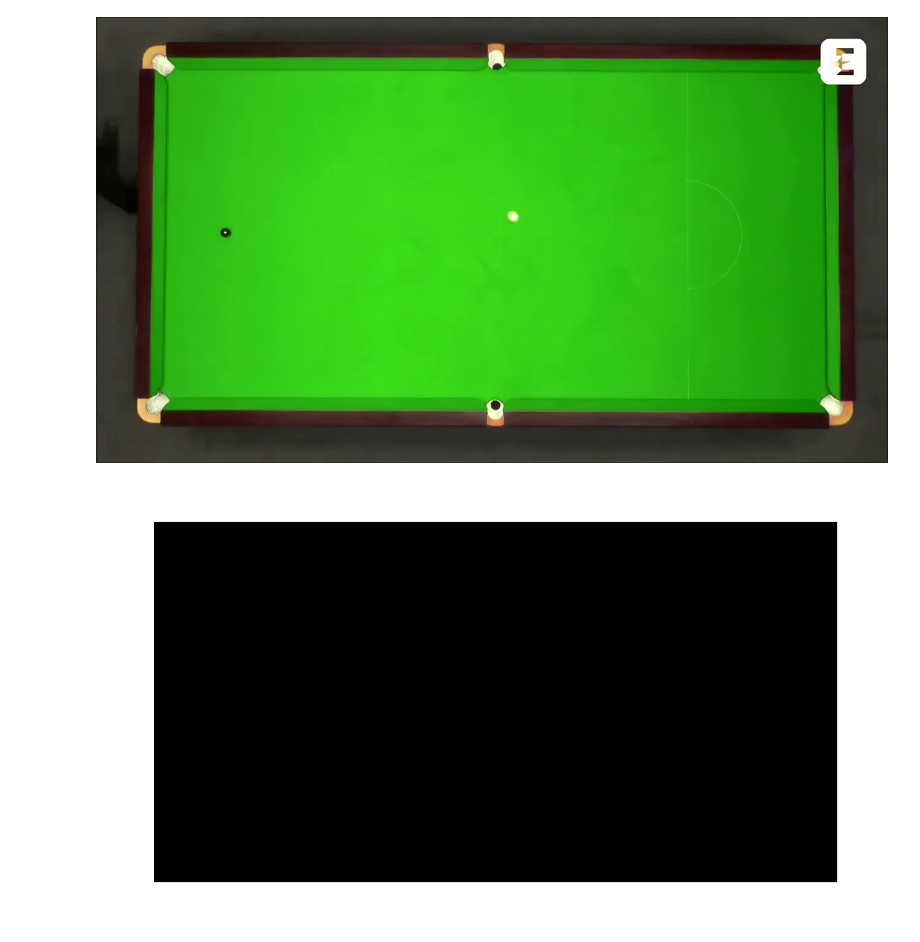
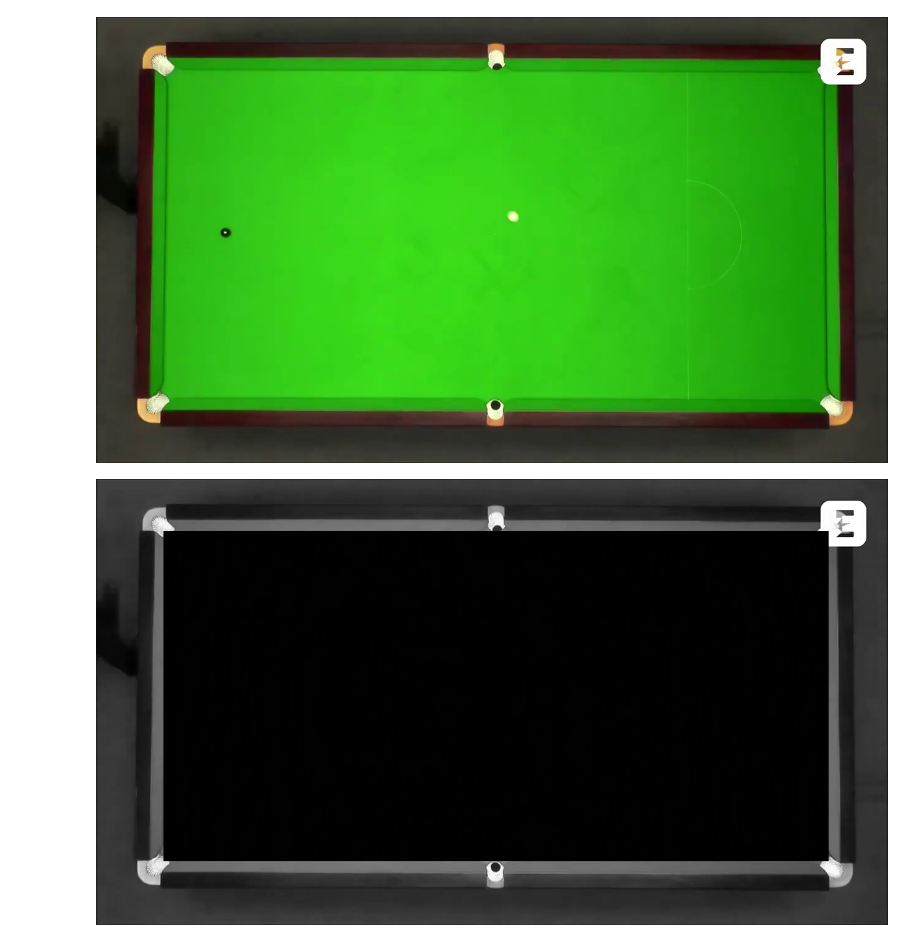
Before and after one commit to Mimikkk/study-master-2023-wk, a Jupyter notebook: project-2-image-description/notebook.ipynb, the cells around one changed output. Saved outputs shown, nothing was run; the diff lists cells and outputs as text; code cells hidden in the pictures.

Commit message:
apply centering warp

```diff
--- a/project-2-image-description/notebook.ipynb
+++ b/project-2-image-description/notebook.ipynb
@@ -177,6 +177,7 @@ class TransformContext(object):
   def mask(self, mask: NDArray[u8], inverse: bool = False):
     mask = mask.copy()
     if inverse: mask = cv2.bitwise_not(mask)
+    if len(mask.shape) == 2: mask = np.expand_dims(mask, axis=2)
     self.image = cv2.bitwise_and(self.image, mask)
     return self
 
@@ -357,19 +358,27 @@ def from_corners_mask(image: NDArray[u8], corners: NDArray[tuple[int, int]]):
   grayscale = cv2.cvtColor(image, cv2.COLOR_BGR2GRAY)
   threshold = cv2.adaptiveThreshold(grayscale, 255, cv2.ADAPTIVE_THRESH_MEAN_C, cv2.THRESH_BINARY, 19, -12)
   table_mask = cv2.fillConvexPoly(np.zeros_like(threshold) + 255, sorted_corners(), 1)
+
+  # apply extra 10 pixels inset
+  table_mask = cv2.dilate(table_mask, np.ones((50, 30), np.uint8), iterations=1)
+  num_rows, num_cols = table_mask.shape[:2]
+  table_mask = 255 - table_mask
+  translation_matrix = np.float32([ [1,0,00], [0,1,-10] ])
+  table_mask = cv2.warpAffine(table_mask, translation_matrix, (num_cols, num_rows))
+  table_mask = 255 - table_mask
   return table_mask
 # %%
 image = image.copy()
 edges = Detection.edges(image)
 intersections = Detection.intersections(edges)
 corners = Detection.corners(intersections, 4)
 borders = Detection.borders(corners)
 
 with_table = DrawContext(image).lines(borders).consume()
 table_mask = from_corners_mask(with_table, corners)
-imshow(table_mask)
+imshow(TransformContext(image).grayscale().mask(table_mask).consume())
 # %% [output]
-[figure, old version]
+[figure, new version]
 # %%
 def magnify_objects(image: NDArray[u8]) -> NDArray[u8]:
   grayscale = TransformContext(image).grayscale().consume()
```
Also changed, not shown: parts of 1 cell of this notebook.
